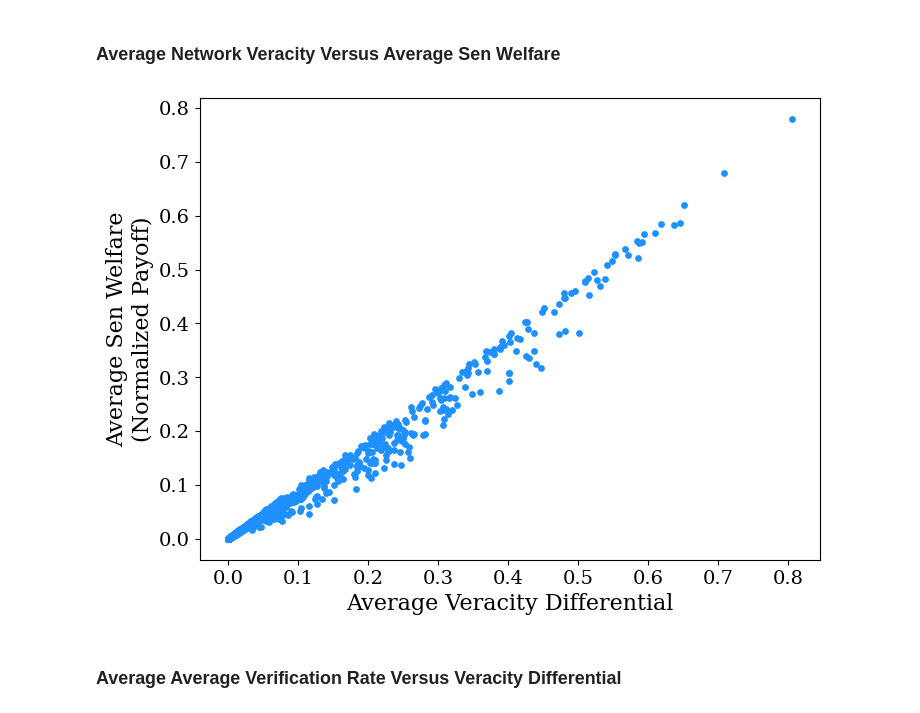
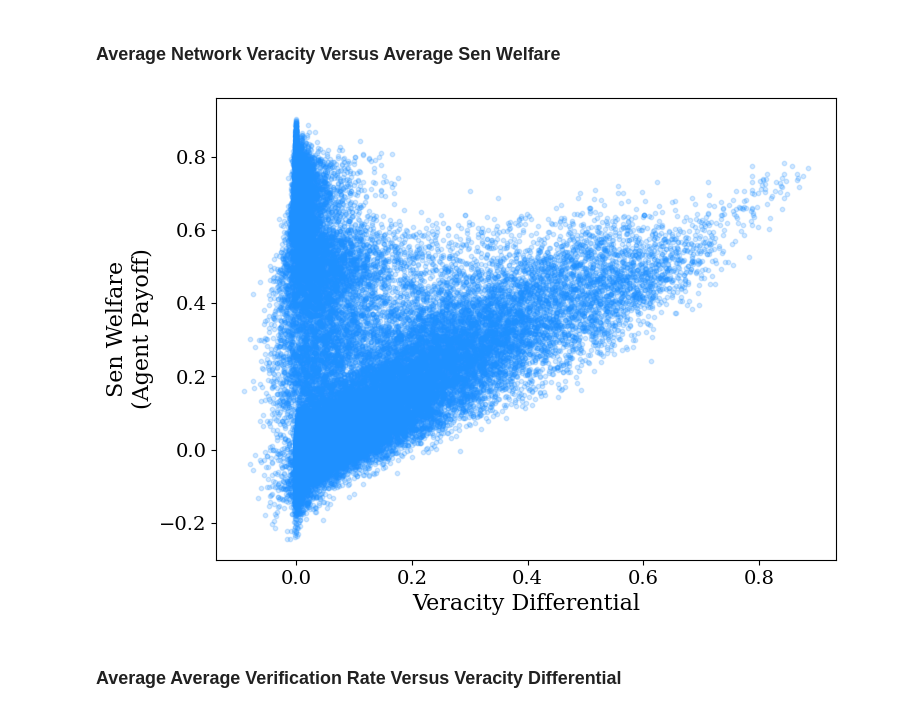
Before and after one commit to charlesaugdupont/deepfake-percolation, a Jupyter notebook: notebooks/EDA.ipynb, the cells around one changed output. Saved outputs shown, nothing was run; the diff lists cells and outputs as text; code cells hidden in the pictures.

Commit message:
restore normalized payoff metric

```diff
--- a/notebooks/EDA.ipynb
+++ b/notebooks/EDA.ipynb
@@ -49,21 +48,17 @@ Nodes: (15000000, 15)
 # %%
-# Precompute per-sim fake/true counts
-sim_counts = cascade_df.groupby("global_sim_id")["is_fake"].agg(
-    num_fake="sum"
-).reset_index()
-sim_counts["num_true"] = 1000 - sim_counts["num_fake"]
+def compute_normalized_payoff(row):
+    rep = row["payoff"]
+    best = row["best_payoff"]
+    worst = row["worst_payoff"]
 
-# Merge counts into node_df
-node_df = node_df.merge(sim_counts, on="global_sim_id", how="left")
+    if rep < 0 and worst != 0:
+        return - (rep / worst)
+    elif rep > 0 and best != 0:
+        return rep / best
+    else:
+        return 0.0
 
-# Compute veracity vectorized
-node_df["veracity"] = (node_df["true_shares"] / node_df["num_true"]) - \
-                      (node_df["fake_shares"] / node_df["num_fake"])
-
-# Drop helper columns
-node_df.drop(columns=["num_fake", "num_true"], inplace=True)
+node_df["agent_veracity"] = node_df.apply(compute_normalized_payoff, axis=1)
-# %%
-node_df["veracity_scaled_by_messages"] = node_df["veracity"] * (node_df["true_shares"] + node_df["fake_shares"])
 # %%
 # proportion of all agents who never had any option to do anything
 print(round(len(node_df[(node_df["best_payoff"]==0)&(node_df["worst_payoff"]==0)]) / len(node_df), 3))
@@ -98,10 +84,10 @@ plt.show()
 # compute sen welfare per simulation
 sen_values = (
     node_df
-    .groupby("global_sim_id")["veracity"]
+    .groupby("global_sim_id")["agent_veracity"]
     .apply(lambda x: sen_welfare(x.values))
     .reset_index()
-    .rename(columns={"veracity": "sen_welfare"})
+    .rename(columns={"agent_veracity": "sen_welfare"})
 )
 
 sim_df = sim_df.merge(sen_values, on="global_sim_id")
@@ -167,17 +161,18 @@ plot_hexbin_grid(
 ### Average Network Veracity Versus Average Sen Welfare
 # %%
 plt.scatter(
-    sim_df.groupby("lhs_id").mean()["veracity_differential"],
-    sim_df.groupby("lhs_id").mean()["sen_welfare"],
+    sim_df["veracity_differential"],
+    sim_df["sen_welfare"],
     color="dodgerblue",
-    s=15
+    s=10,
+    alpha=0.2
 )
 
-plt.xlabel("Average Veracity Differential")
-plt.ylabel("Average Sen Welfare\n(Normalized Payoff)")
+plt.xlabel("Veracity Differential")
+plt.ylabel("Sen Welfare\n(Agent Payoff)")
 plt.show()
 # %% [output]
-[figure, old version]
+[figure, new version]
 # %% [markdown]
 ### Average Average Verification Rate Versus Veracity Differential
 # %%
```
Also changed, not shown: parts of 14 cells of this notebook, 2 other files.
